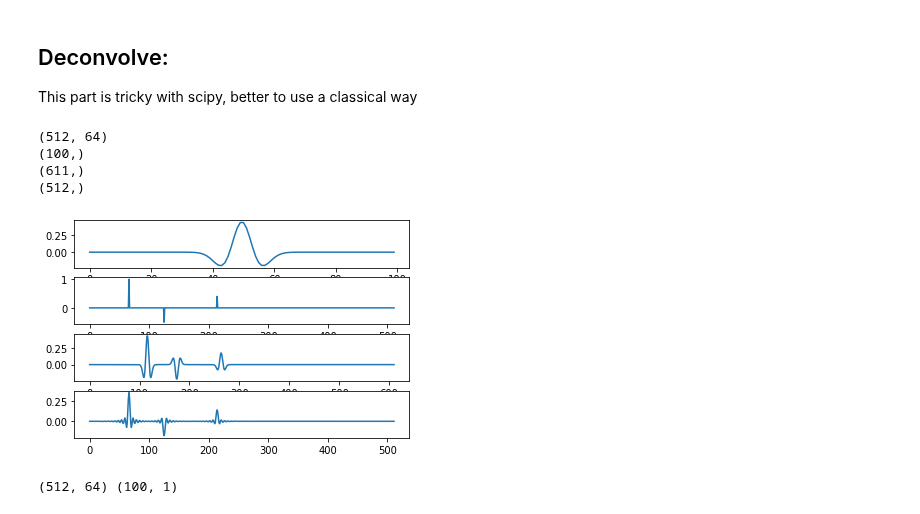
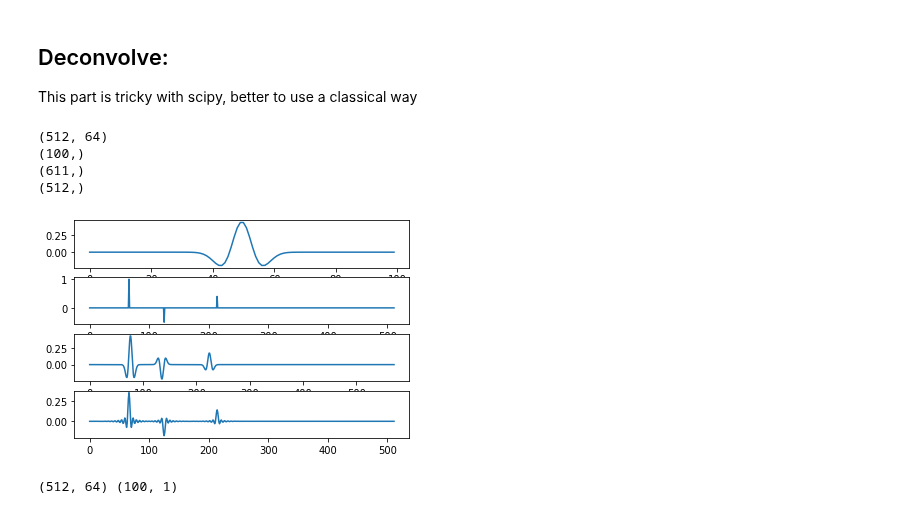
Before and after one commit to dtrad/geoml_course, a Jupyter notebook: assignment1solved.ipynb, the cells around one changed output. Drawn from its saved outputs; the diff is of its cells as text; code cells hidden in the pictures.

```diff
--- a/assignment1solved.ipynb
+++ b/assignment1solved.ipynb
@@ -289,23 +283,23 @@ def mydeconv(a,b,nn,reg=1e-5):
 # %%
 
 nn=512
 print(data.shape)
 print(wavelet.shape)
-r0=data[:,30];
+r0=data[:,30]; ## pick an arbitrary trace in the middle
 
 tr =signal.convolve(r0,wavelet,'full');
 trd = mydeconv(tr,wavelet,nn)
 print(tr.shape)
 print(trd.shape)
 plt.figure()
 plt.subplot(411),plt.plot(wavelet)
 plt.subplot(412),plt.plot(r0)
-plt.subplot(413),plt.plot(tr)
+plt.subplot(413),plt.plot(tr[39:])
 plt.subplot(414),plt.plot(trd);
 # %% [output]
 (512, 64)
 (100,)
 (611,)
 (512,)
-[figure, old version]
+[figure, new version]
 # %%
```
Also changed, not shown: parts of 8 cells of this notebook.
